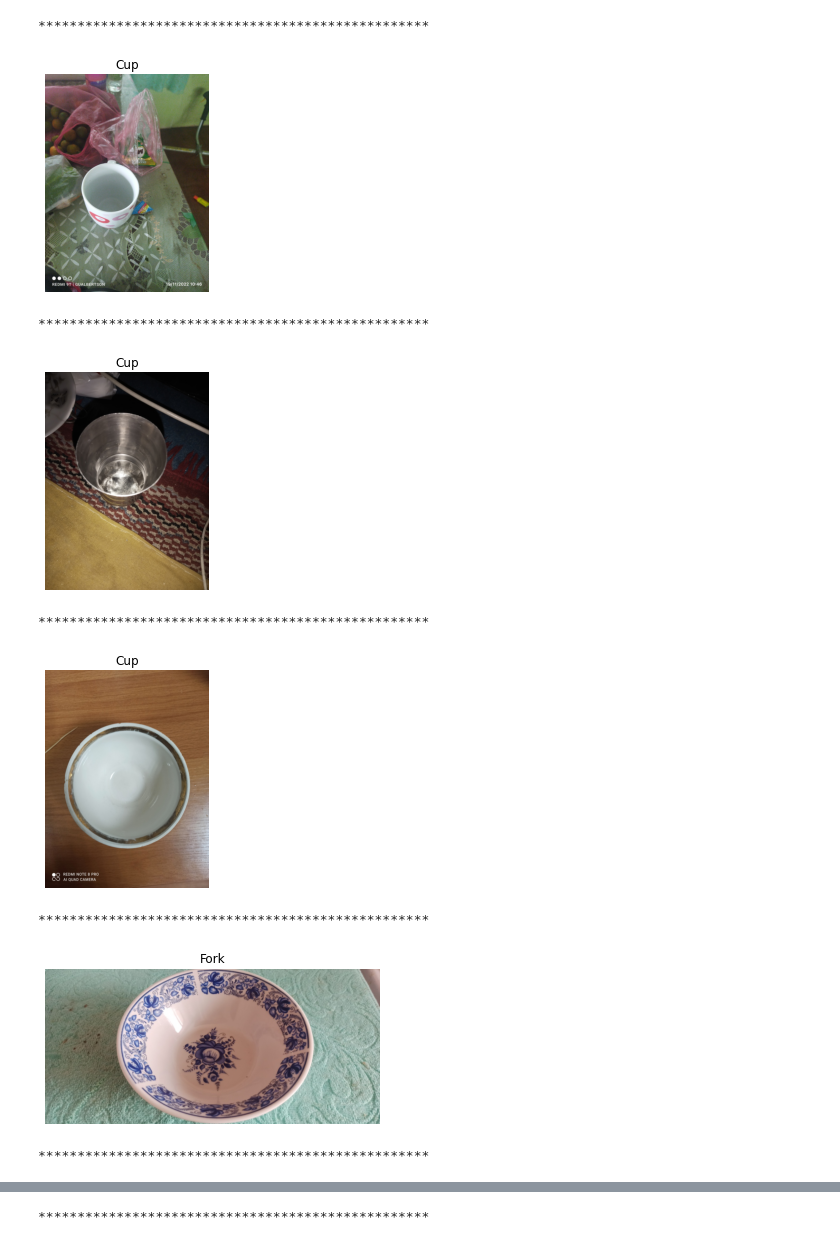
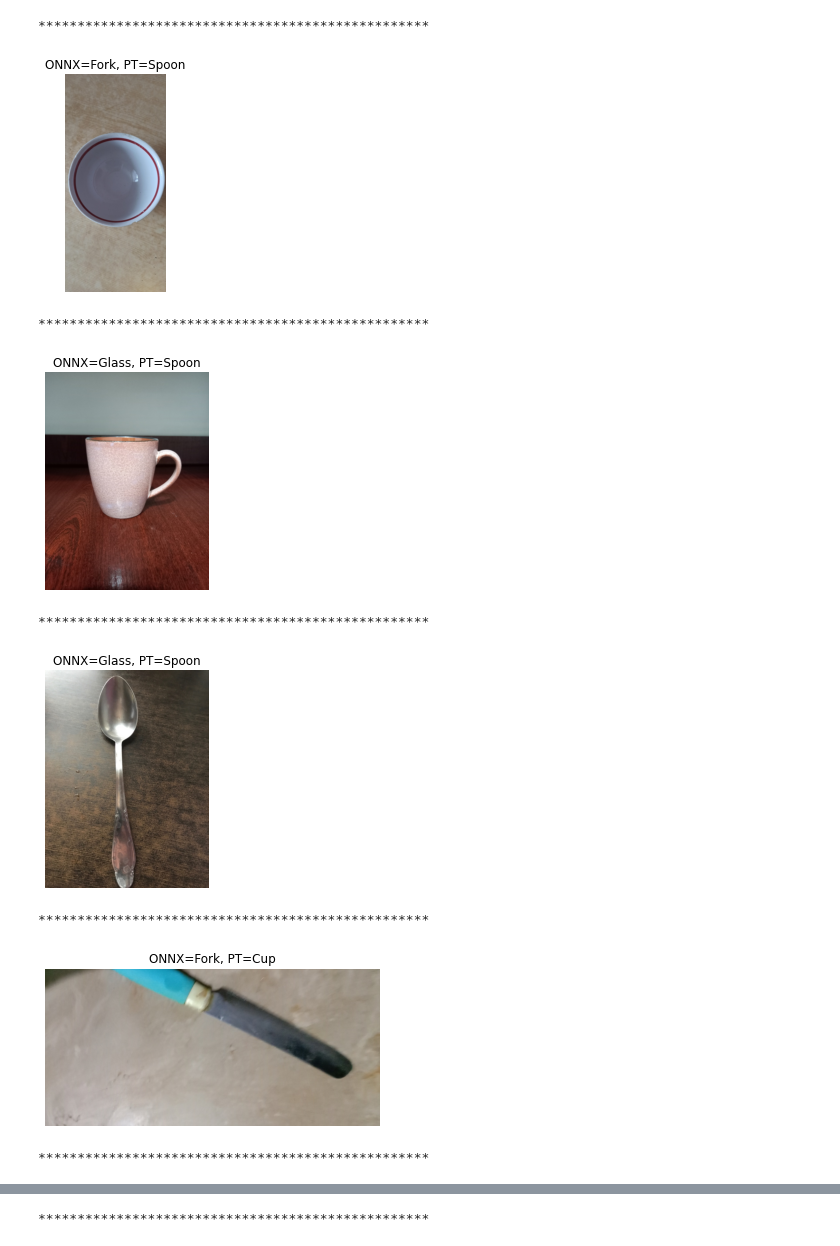
Before and after one commit to pcs-work/Kaggle-Notebooks, a Jupyter notebook: kc/kc-swin-test.ipynb, the cells around one changed output, grey strips where cells are left out. Cells and saved outputs as stored; diff of their text form; code cells hidden in the pictures.

Commit message:
Kaggle Notebook | KC-SWIN-Test | Version 7

```diff
--- a/kc/kc-swin-test.ipynb
+++ b/kc/kc-swin-test.ipynb
@@ -90,26 +85,61 @@ classifier = pickle.load(open("/kaggle/input/kc-swin-features-train/models/swin_
+# %%
+class FeatureExtractorPT(torch.nn.Module):
+    def __init__(self) -> None:
+        super(FeatureExtractorPT, self).__init__()
+
+        self.model = timm.create_model("swin_large_patch4_window12_384_in22k", pretraind=True)
+        self.model = torch.nn.Sequential(*[*self.model.children()][:-1])
+
+        self.size = 384
+        self.device = torch.device("cuda" if torch.cuda.is_available() else "cpu")
+        self.transform = transforms.Compose([
+            transforms.ToTensor(),
+            transforms.Normalize([0.52184, 0.47946, 0.43919], [0.17009, 0.17413, 0.17846])
+        ])
+
+
+    def forward(self, x):
+        return self.model(x)
+
+    def infer(self, image: np.ndarray):
+        self.to(self.device)
+        self.eval()
+        image = cv2.resize(src=image, dsize=(self.size, self.size), interpolation=cv2.INTER_AREA)
+        with torch.no_grad(): features = self(self.transform(image).unsqueeze(dim=0).to(self.device))
+        return features.detach().cpu().numpy().squeeze()[-1, :]
+
+
+feature_extractor_pt = FeatureExtractorPT()
+feature_extractor_pt.eval()
+
+clear_output()
 # %%
 df = pd.read_csv("/kaggle/input/kc-dataframe/test.csv")
 
 breaker()
 for _ in range(10):
     index = r.randint(0, df.shape[0] - 1)
 
     filepath = df.iloc[index, 0]
 
     image = get_image(filepath)
 
-    features = feature_extractor.infer(image)
-    y_pred = labels[classifier.predict(features.reshape(1, -1))[0]].title()
-    show_image(image, title=y_pred)
+    features_onnx = feature_extractor_onnx.infer(image)
+    y_pred_onnx   = labels[classifier.predict(features_onnx.reshape(1, -1))[0]].title()
+
+    features_pt = feature_extractor_pt.infer(image)
+    y_pred_pt   = labels[classifier.predict(features_pt.reshape(1, -1))[0]].title()
+
+    show_image(image, title=f"ONNX={y_pred_onnx}, PT={y_pred_pt}")
 
     breaker()
 # %% [output]
 **************************************************
-[figure, old version]
+[figure, new version]
 **************************************************
-[figure, old version]
+[figure, new version]
 **************************************************
-[figure, old version]
+[figure, new version]
 **************************************************
-[figure, old version]
+[figure, new version]
 **************************************************
```
Also changed, not shown: parts of 5 cells of this notebook.
